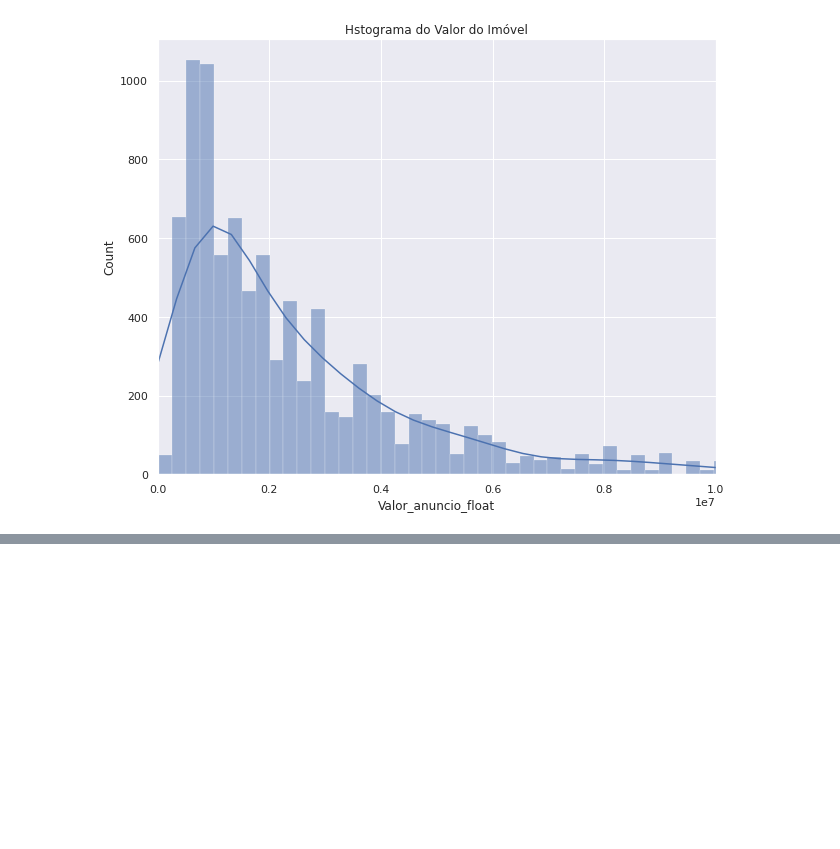
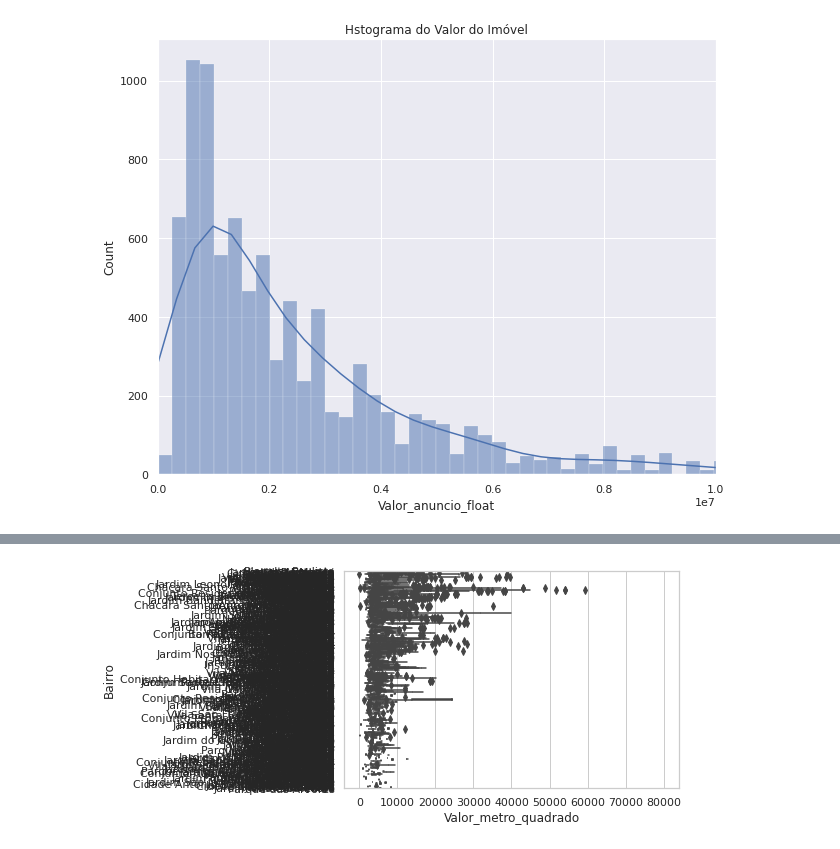
Before and after one commit to rodrigoyujisato/alura-data-science-maio-2022, a Jupyter notebook: alura_data_science_maio_2022.ipynb, the cells around one changed output, grey strips where cells are left out. Drawn from its saved outputs; the diff is of its cells as text; code cells hidden in the pictures; blank space fills up the shorter version.

```diff
--- a/alura_data_science_maio_2022.ipynb
+++ b/alura_data_science_maio_2022.ipynb
@@ -356,3 +356,7 @@ plt.xlim((-50, 10000000))
 plt.show()
 # %% [output]
 [figure]
+# %%
+data_filtrado["Valor_metro_quadrado"] = data_filtrado["Valor_anuncio_float"] / data_filtrado["Metragem"]
+media_groupby = data_filtrado.groupby('Bairro').median() # groupby method
+media_groupby.head(10) # first 10 cases
@@ -358,0 +381,6 @@ plt.show()
+# %%
+sns.set_theme(style="whitegrid")
+
+ax = sns.boxplot(x="Valor_metro_quadrado", y="Bairro", data=data_filtrado)
+# %% [output]
+[figure, added]
```
Also changed, not shown: parts of 2 cells of this notebook.
